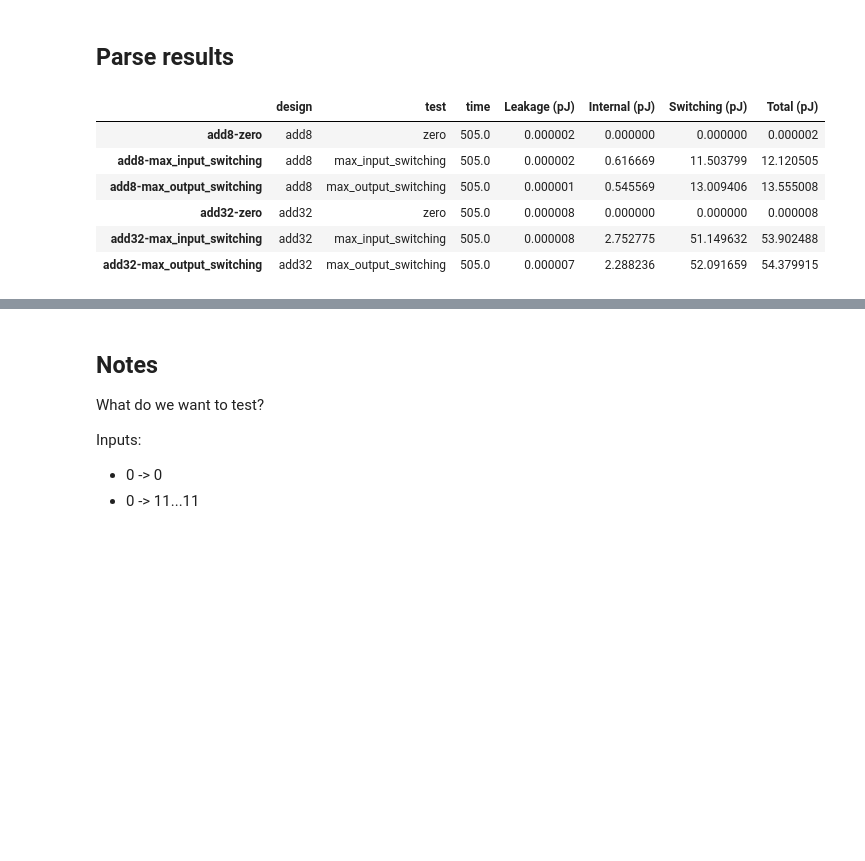
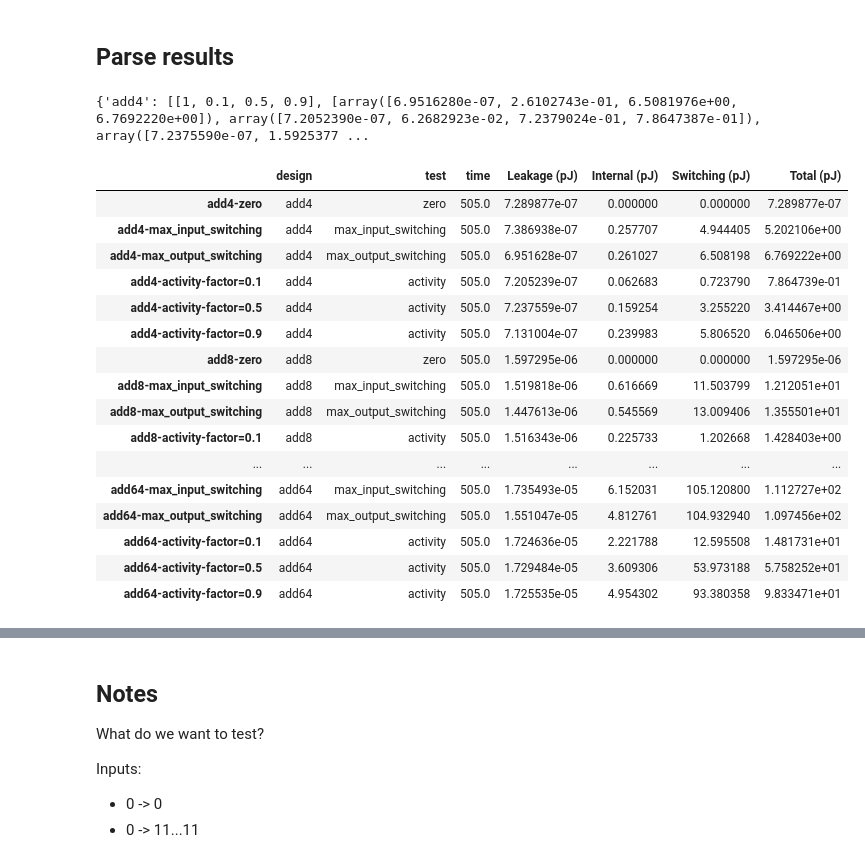
Before and after one commit to nayiri-k/hammer-energy-char, a Jupyter notebook: experiments/add.ipynb, the cells around one changed output, grey strips where cells are left out. Drawn from its saved outputs; the diff is of its cells as text; code cells hidden in the pictures; blank space fills up the shorter version.

Commit message:
add activity factor-based test generation. execute hammer runs within script. plot for switching energy vs. activity factor. wip.

```diff
--- a/experiments/add.ipynb
+++ b/experiments/add.ipynb
@@ -83,14 +158,14 @@ tests_dict = add_tests
 ### Input files
 # %%
 # create dirs
-for t,td in tests_dict.items():
+for test_name, test_info in tests_dict.items():
     # experiment directory - will contain all input/output files
-    root = tests_dpath/t
+    root = tests_dpath/test_name
     root.mkdir(exist_ok=True,parents=True)
-    td['defines']['TESTROOT'] = root
-    td['root'] = root
+    test_info['defines']['TESTROOT'] = root
+    test_info['root'] = root
     # hammer build directory
-    td['obj_dpath'] = energy_char_dpath/f"build-{PDK}-cm/{td['design']}"
+    test_info['obj_dpath'] = energy_char_dpath/f"build-{PDK}-cm/{test_info['design']}"
 
 # convert data operands to binary format to dump to input.txt (gets more complicated for floats)
 def val2binary(val,input_format='') -> str:
@@ -105,10 +180,10 @@ def val2binary(val,input_format='') -> str:
 
 
 # write out input.txt
-for test,td in tests_dict.items():
-    input_format = td['input_format'] if 'input_format' in td else '' # only used for floating point
-    with (td['root']/'input.txt').open('w') as f:
-        for operands in td['inputs']:
+for test_name, test_info in tests_dict.items():
+    input_format = test_info['input_format'] if 'input_format' in test_info else '' # only used for floating point
+    with (test_info['root']/'input.txt').open('w') as f:
+        for operands in test_info['inputs']:
             f.write(" ".join([val2binary(operand,input_format) for operand in operands]) + '\n')
 # %% [markdown]
 ### Hammer Config
@@ -233,40 +331,75 @@ def get_duration(fpath) -> float:
     time_power = [tp for tp in time_power if len(tp) == 2]
     start = float(time_power[0][0])
     end   = float(time_power[-1][0])
     return end-start
 
 time = []
 power = list([])
+results_for_plots = {}
+for w in widths:
+    results_for_plots[f"add{w}"] = [[], []]
+
 for t in tests_dict:
     fpath = tests_dict[t]['root']/'power.hier.power.rpt'
-    power.append(parse_hier_power_rpt(fpath,tests_dict[t]['inst']))
+    cur_power = parse_hier_power_rpt(fpath,tests_dict[t]['inst'])
+    power.append(cur_power)
     fpath = tests_dict[t]['root']/'power.profile.png.data'
-    time.append(get_duration(fpath))
+    design_name, cur_factor = "", 0
+
+    for w in widths:
+        if f"add{w}" in str(tests_dict[t]['root']):
+            design_name = f"add{w}"
+#    print(design_name)
+
+    for factor in activity_factors:
+        if f"activity-factor={factor}" in str(tests_dict[t]['root']):
+            cur_factor = factor
+
+    if "max_output_switching" in str(tests_dict[t]['root']):
+        cur_factor = 1
+
+    cur_time = get_duration(fpath)
+    if (cur_factor != 0):
+        results_for_plots[design_name][0].append(cur_factor)
+        results_for_plots[design_name][1].append(np.array(cur_power) * cur_time / num_inputs)
+    time.append(cur_time)
 
 time = pd.Series(time,   #  ns
                     #  columns=['Duration'],
                      index=tests_dict.keys()) # type: ignore
 
 power = pd.DataFrame(power,   #  mW
                      columns=['Leakage','Internal','Switching','Total'],
                      index=tests_dict.keys()) # type: ignore
 
 
 
-energy = power.mul(time,axis=0) / N_ITER # mW * ns = pJ
+print(results_for_plots)
+energy = power.mul(time,axis=0) / num_inputs # mW * ns = pJ
 energy.columns = [c+' (pJ)' for c in energy.columns]
 energy.insert(0,'time',time)
 energy.insert(0,'test',[i.split('-')[1] for i in energy.index])
 energy.insert(0,'design',[i.split('-')[0] for i in energy.index])
 
-
+#print(results_for_plots)
 energy.to_hdf(PDK+'.h5',key='df',mode='w')
 energy
 # %% [output]
+{'add4': [[1, 0.1, 0.5, 0.9], [array([6.9516280e-07, 2.6102743e-01, 6.5081976e+00, 6.7692220e+00]), array([7.2052390e-07, 6.2682923e-02, 7.2379024e-01, 7.8647387e-01]), array([7.2375590e-07, 1.5925377 ...
 |  | design | test | time | Leakage (pJ) | Internal (pJ) | Switching (pJ) | Total (pJ) |
-| add8-zero | add8 | zero | 505.0 | 0.000002 | 0.000000 | 0.000000 | 0.000002 |
-| add8-max_input_switching | add8 | max_input_switching | 505.0 | 0.000002 | 0.616669 | 11.503799 | 12.120505 |
-| add8-max_output_switching | add8 | max_output_switching | 505.0 | 0.000001 | 0.545569 | 13.009406 | 13.555008 |
-| add32-zero | add32 | zero | 505.0 | 0.000008 | 0.000000 | 0.000000 | 0.000008 |
-| add32-max_input_switching | add32 | max_input_switching | 505.0 | 0.000008 | 2.752775 | 51.149632 | 53.902488 |
-| add32-max_output_switching | add32 | max_output_switching | 505.0 | 0.000007 | 2.288236 | 52.091659 | 54.379915 |
+| add4-zero | add4 | zero | 505.0 | 7.289877e-07 | 0.000000 | 0.000000 | 7.289877e-07 |
+| add4-max_input_switching | add4 | max_input_switching | 505.0 | 7.386938e-07 | 0.257707 | 4.944405 | 5.202106e+00 |
+| add4-max_output_switching | add4 | max_output_switching | 505.0 | 6.951628e-07 | 0.261027 | 6.508198 | 6.769222e+00 |
+| add4-activity-factor=0.1 | add4 | activity | 505.0 | 7.205239e-07 | 0.062683 | 0.723790 | 7.864739e-01 |
+| add4-activity-factor=0.5 | add4 | activity | 505.0 | 7.237559e-07 | 0.159254 | 3.255220 | 3.414467e+00 |
+| add4-activity-factor=0.9 | add4 | activity | 505.0 | 7.131004e-07 | 0.239983 | 5.806520 | 6.046506e+00 |
+| add8-zero | add8 | zero | 505.0 | 1.597295e-06 | 0.000000 | 0.000000 | 1.597295e-06 |
+| add8-max_input_switching | add8 | max_input_switching | 505.0 | 1.519818e-06 | 0.616669 | 11.503799 | 1.212051e+01 |
+| add8-max_output_switching | add8 | max_output_switching | 505.0 | 1.447613e-06 | 0.545569 | 13.009406 | 1.355501e+01 |
+| add8-activity-factor=0.1 | add8 | activity | 505.0 | 1.516343e-06 | 0.225733 | 1.202668 | 1.428403e+00 |
+| ... | ... | ... | ... | ... | ... | ... | ... |
+| add64-max_input_switching | add64 | max_input_switching | 505.0 | 1.735493e-05 | 6.152031 | 105.120800 | 1.112727e+02 |
+| add64-max_output_switching | add64 | max_output_switching | 505.0 | 1.551047e-05 | 4.812761 | 104.932940 | 1.097456e+02 |
+| add64-activity-factor=0.1 | add64 | activity | 505.0 | 1.724636e-05 | 2.221788 | 12.595508 | 1.481731e+01 |
+| add64-activity-factor=0.5 | add64 | activity | 505.0 | 1.729484e-05 | 3.609306 | 53.973188 | 5.758252e+01 |
+| add64-activity-factor=0.9 | add64 | activity | 505.0 | 1.725535e-05 | 4.954302 | 93.380358 | 9.833471e+01 |
```
Also changed, not shown: parts of 10 cells of this notebook.
